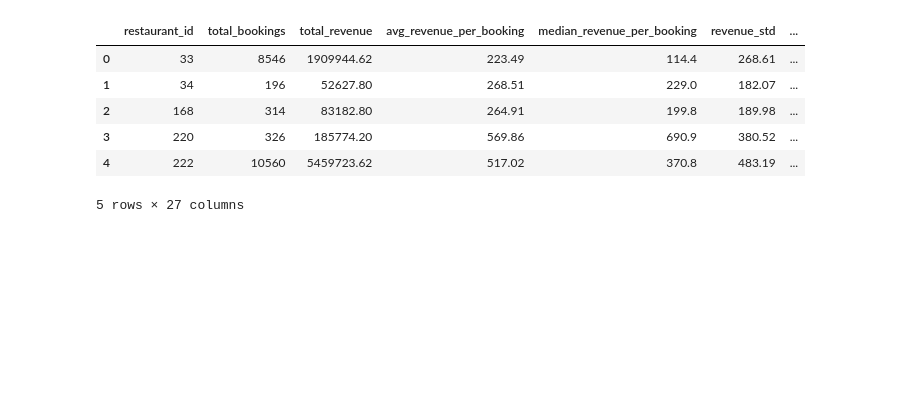
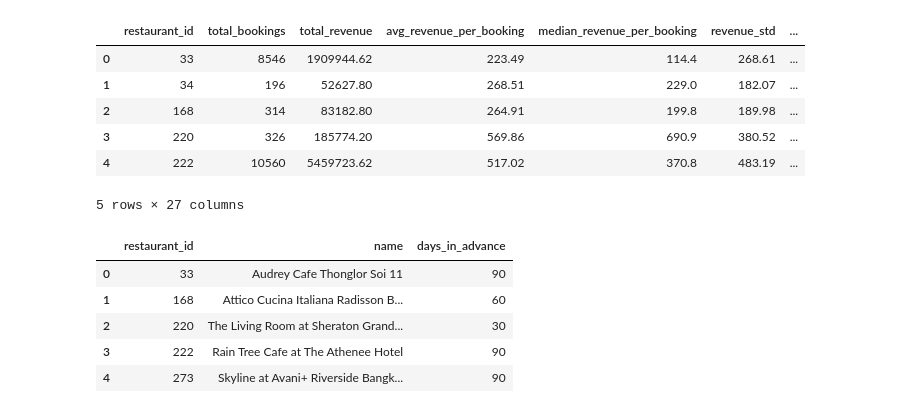
Before and after one commit to liyunling2/OPE, a Jupyter notebook: _1_eda/main.ipynb, the cells around one changed output. Saved outputs shown, nothing was run; the diff lists cells and outputs as text; code cells hidden in the pictures; blank space fills up the shorter version.

```diff
--- a/_1_eda/main.ipynb
+++ b/_1_eda/main.ipynb
@@ -380,3 +337,12 @@ restaurant_agg.head()
 | 3 | 220 | 326 | 185774.20 | 569.86 | 690.9 | 380.52 | ... |
 | 4 | 222 | 10560 | 5459723.62 | 517.02 | 370.8 | 483.19 | ... |
 5 rows × 27 columns
+# %%
+restaurants.head()
+# %% [output]
+|  | restaurant_id | name | days_in_advance |
+| 0 | 33 | Audrey Cafe Thonglor Soi 11 | 90 |
+| 1 | 168 | Attico Cucina Italiana Radisson B... | 60 |
+| 2 | 220 | The Living Room at Sheraton Grand... | 30 |
+| 3 | 222 | Rain Tree Cafe at The Athenee Hotel | 90 |
+| 4 | 273 | Skyline at Avani+ Riverside Bangk... | 90 |
```
Also changed, not shown: parts of 14 cells of this notebook.
